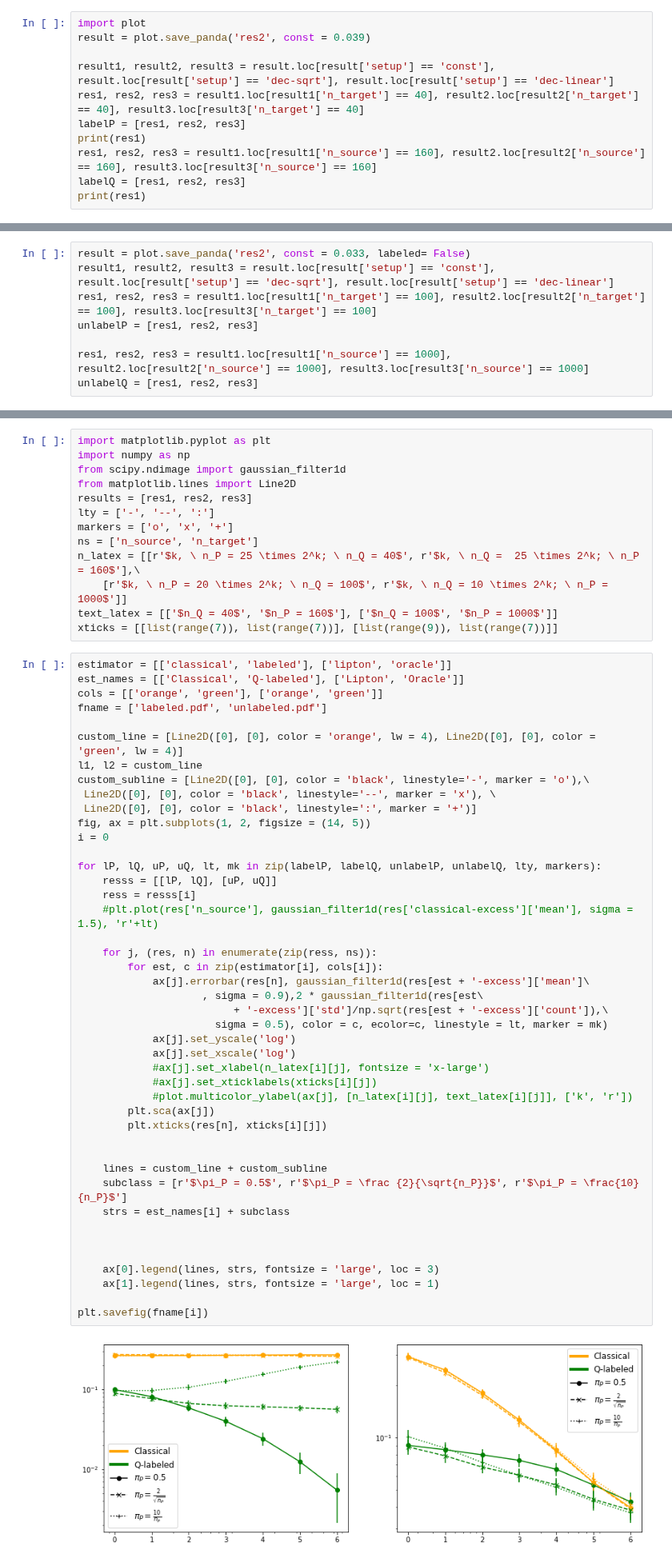
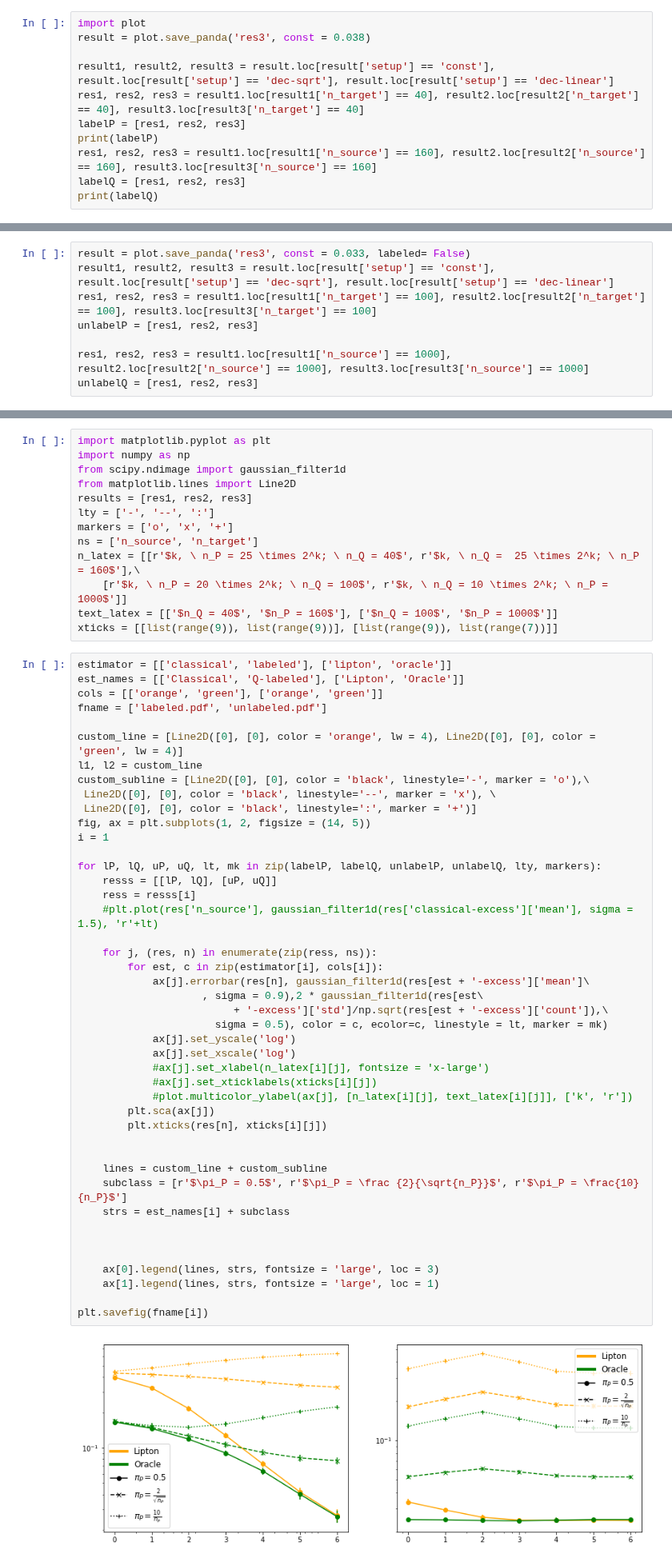
Before and after one commit to smaityumich/label-shift, a Jupyter notebook: plots.ipynb, the cells around one changed output, grey strips where cells are left out. Shown at 80% size. Saved outputs shown, nothing was run; the diff lists cells and outputs as text.

```diff
--- a/plots.ipynb
+++ b/plots.ipynb
@@ -337,13 +337,13 @@ with open('res.txt', 'w') as f:
         f.writelines(str(d)+"\n")
 # %%
 import plot
-result = plot.save_panda('res2', const = 0.039)
+result = plot.save_panda('res3', const = 0.038)
 
 result1, result2, result3 = result.loc[result['setup'] == 'const'], result.loc[result['setup'] == 'dec-sqrt'], result.loc[result['setup'] == 'dec-linear']
 res1, res2, res3 = result1.loc[result1['n_target'] == 40], result2.loc[result2['n_target'] == 40], result3.loc[result3['n_target'] == 40]
 labelP = [res1, res2, res3]
-print(res1)
+print(labelP)
 res1, res2, res3 = result1.loc[result1['n_source'] == 160], result2.loc[result2['n_source'] == 160], result3.loc[result3['n_source'] == 160]
 labelQ = [res1, res2, res3]
-print(res1)
+print(labelQ)
 # %% [output]
@@ -367,5 +367,5 @@ print(res1)
 # %%
-result = plot.save_panda('res2', const = 0.033, labeled= False)
+result = plot.save_panda('res3', const = 0.033, labeled= False)
 result1, result2, result3 = result.loc[result['setup'] == 'const'], result.loc[result['setup'] == 'dec-sqrt'], result.loc[result['setup'] == 'dec-linear']
 res1, res2, res3 = result1.loc[result1['n_target'] == 100], result2.loc[result2['n_target'] == 100], result3.loc[result3['n_target'] == 100]
 unlabelP = [res1, res2, res3]
@@ -405,7 +405,7 @@ ns = ['n_source', 'n_target']
 n_latex = [[r'$k, \ n_P = 25 \times 2^k; \ n_Q = 40$', r'$k, \ n_Q =  25 \times 2^k; \ n_P = 160$'],\
     [r'$k, \ n_P = 20 \times 2^k; \ n_Q = 100$', r'$k, \ n_Q = 10 \times 2^k; \ n_P = 1000$']]
 text_latex = [['$n_Q = 40$', '$n_P = 160$'], ['$n_Q = 100$', '$n_P = 1000$']]
-xticks = [[list(range(7)), list(range(7))], [list(range(9)), list(range(7))]]
+xticks = [[list(range(9)), list(range(9))], [list(range(9)), list(range(7))]]
 # %%
 estimator = [['classical', 'labeled'], ['lipton', 'oracle']]
 est_names = [['Classical', 'Q-labeled'], ['Lipton', 'Oracle']]
@@ -418,40 +418,40 @@ custom_subline = [Line2D([0], [0], color = 'black', linestyle='-', marker = 'o')
  Line2D([0], [0], color = 'black', linestyle='--', marker = 'x'), \
  Line2D([0], [0], color = 'black', linestyle=':', marker = '+')]
 fig, ax = plt.subplots(1, 2, figsize = (14, 5))
-i = 0
+i = 1
 
 for lP, lQ, uP, uQ, lt, mk in zip(labelP, labelQ, unlabelP, unlabelQ, lty, markers):
     resss = [[lP, lQ], [uP, uQ]]
     ress = resss[i]
     #plt.plot(res['n_source'], gaussian_filter1d(res['classical-excess']['mean'], sigma = 1.5), 'r'+lt)
 
     for j, (res, n) in enumerate(zip(ress, ns)):
         for est, c in zip(estimator[i], cols[i]):
             ax[j].errorbar(res[n], gaussian_filter1d(res[est + '-excess']['mean']\
                     , sigma = 0.9),2 * gaussian_filter1d(res[est\
                          + '-excess']['std']/np.sqrt(res[est + '-excess']['count']),\
                       sigma = 0.5), color = c, ecolor=c, linestyle = lt, marker = mk)
             ax[j].set_yscale('log')
             ax[j].set_xscale('log')
             #ax[j].set_xlabel(n_latex[i][j], fontsize = 'x-large')
             #ax[j].set_xticklabels(xticks[i][j])
             #plot.multicolor_ylabel(ax[j], [n_latex[i][j], text_latex[i][j]], ['k', 'r'])
         plt.sca(ax[j])
         plt.xticks(res[n], xticks[i][j])
 
 
     lines = custom_line + custom_subline
     subclass = [r'$\pi_P = 0.5$', r'$\pi_P = \frac {2}{\sqrt{n_P}}$', r'$\pi_P = \frac{10}{n_P}$']
     strs = est_names[i] + subclass
 
 
 
     ax[0].legend(lines, strs, fontsize = 'large', loc = 3)
     ax[1].legend(lines, strs, fontsize = 'large', loc = 1)
 
 plt.savefig(fname[i])
 # %% [output]
-[figure, old version]
+[figure, new version]
 # %%
 result = plot.save_panda('res2', const = 0.033, labeled= False)
 result1, result2, result3 = result.loc[result['setup'] == 'const'], result.loc[result['setup'] == 'dec-sqrt'], result.loc[result['setup'] == 'dec-linear']
```
Also changed, not shown: parts of 2 cells of this notebook, 6 other files.
